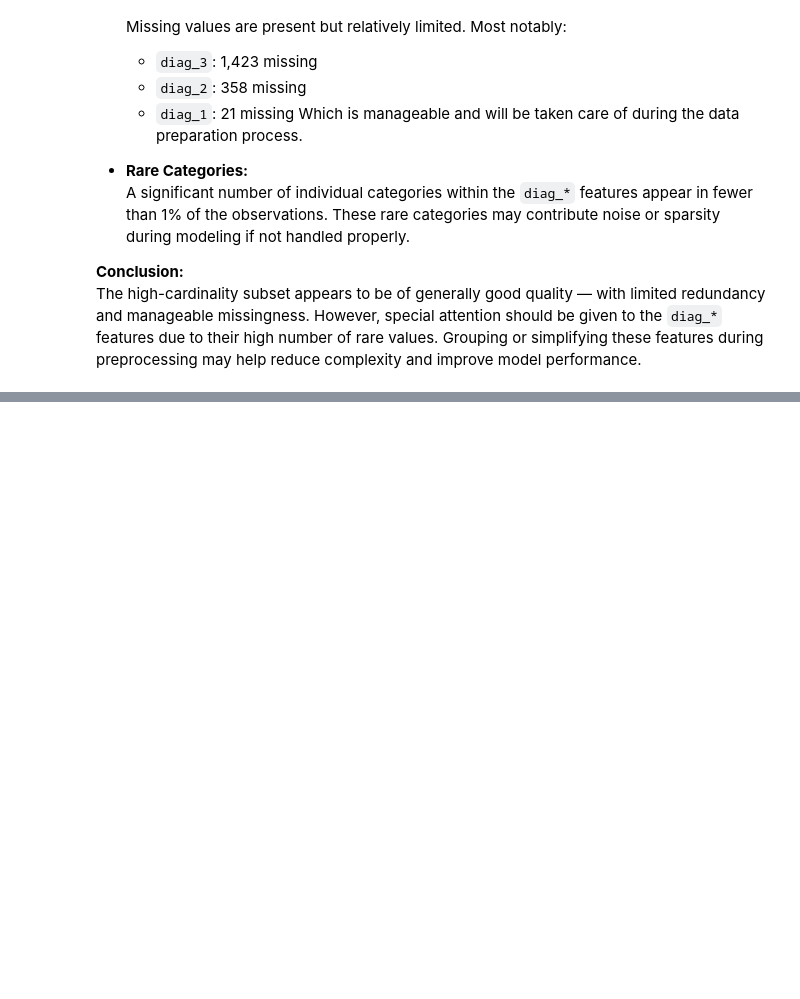
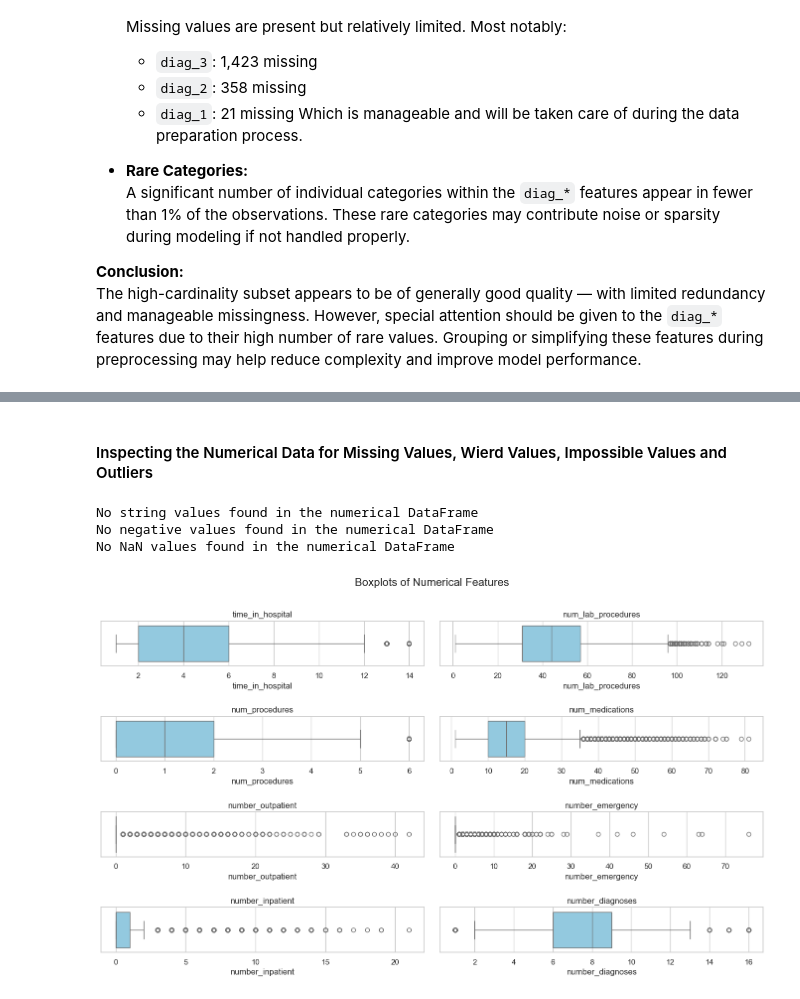
Before and after one commit to luckypantss/Diabetes-readmission-ml-pipeline, a Jupyter notebook: notebooks/01_data_exploration.ipynb, the cells around one changed output, grey strips where cells are left out. Cells and saved outputs as stored; diff of their text form; code cells hidden in the pictures; blank space fills up the shorter version.

```diff
--- a/notebooks/01_data_exploration.ipynb
+++ b/notebooks/01_data_exploration.ipynb
@@ -834,0 +1036,46 @@ Hej
+# %% [markdown]
+#### Inspecting the Numerical Data for Missing Values, Wierd Values, Impossible Values and Outliers
+# %%
+# Firstly checking for string values in the numerical DataFrame
+if len(df_numerical[df_numerical.select_dtypes(include=['object']).columns].isnull().sum()) < 1:
+    print('No string values found in the numerical DataFrame')
+else:
+    print('String values found in the numerical DataFrame')
+    display(df_numerical[df_numerical.select_dtypes(include=['object']).columns].isnull().sum())
+
+# Checking for negative values
+if df_numerical[df_numerical < 0].count().sum() == 0:
+    print('No negative values found in the numerical DataFrame')
+else:
+    print('Negative values found in the numerical DataFrame')
+    display(df_numerical[df_numerical < 0].count().sum())
+
+# Checking for NaN values
+if df_numerical.isna().sum().sum() == 0:
+    print('No NaN values found in the numerical DataFrame')
+else:
+    print('NaN values found in the numerical DataFrame')
+    display(df_numerical.isna().sum())
+
+# Removing false features from the DataFrame - Has been checked and can be used later if one wants. For now, unneccasary
+# to keep these in the DataFrame.
+df_numerical_dropped = df_numerical.drop(columns=['encounter_id', 'patient_nbr'], axis=1).copy()
+
+# Checking for Outliers, wierd values and imposible values - using a Boxplots
+plt.figure(figsize=(14, 10))
+plt.suptitle("Boxplots of Numerical Features", fontsize=16)
+
+# Loop through numerical columns and plot each as a subplot
+for i, col in enumerate(df_numerical_dropped.columns, 1):
+
+    plt.subplot(5, 2, i)
+    sns.boxplot(x=df_numerical[col], color='skyblue')
+    plt.title(col)
+    plt.tight_layout(pad=2.0)
+
+plt.show()
+# %% [output]
+No string values found in the numerical DataFrame
+No negative values found in the numerical DataFrame
+No NaN values found in the numerical DataFrame
+[figure, added]
```
Also changed, not shown: parts of 30 cells of this notebook.
